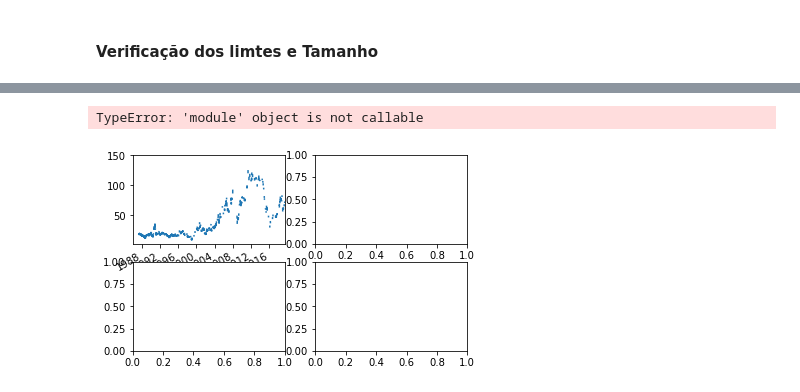
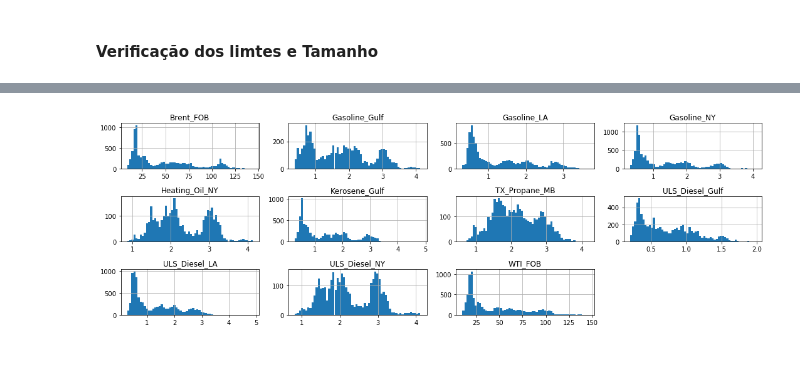
Before and after one commit to lucasmesz/Ciencia_de_Dados, a Jupyter notebook: Series_ML.ipynb, the cells around one changed output, grey strips where cells are left out. Cells and saved outputs as stored; diff of their text form; code cells hidden in the pictures; blank space fills up the shorter version.

```diff
--- a/Series_ML.ipynb
+++ b/Series_ML.ipynb
@@ -143,7 +105,5 @@ serie_x.Gasoline_NY.plot.hist(bins=70)
-# %%
-fig, axes= plt.pyplot.subplots(nrows=2,ncols=2)
-serie_x.Brent_FOB.plot(ax=axes[0,0]);
-plt.legend(loc="best")
-# %% [output]
-TypeError: 'module' object is not callable
-[figure, removed]
+# %%
+serie_x.hist(layout=(3,4), bins=60 ,figsize=(15,5))
+plt.tight_layout()
+# %% [output]
+[figure, added]
```
Also changed, not shown: parts of 51 cells of this notebook.
